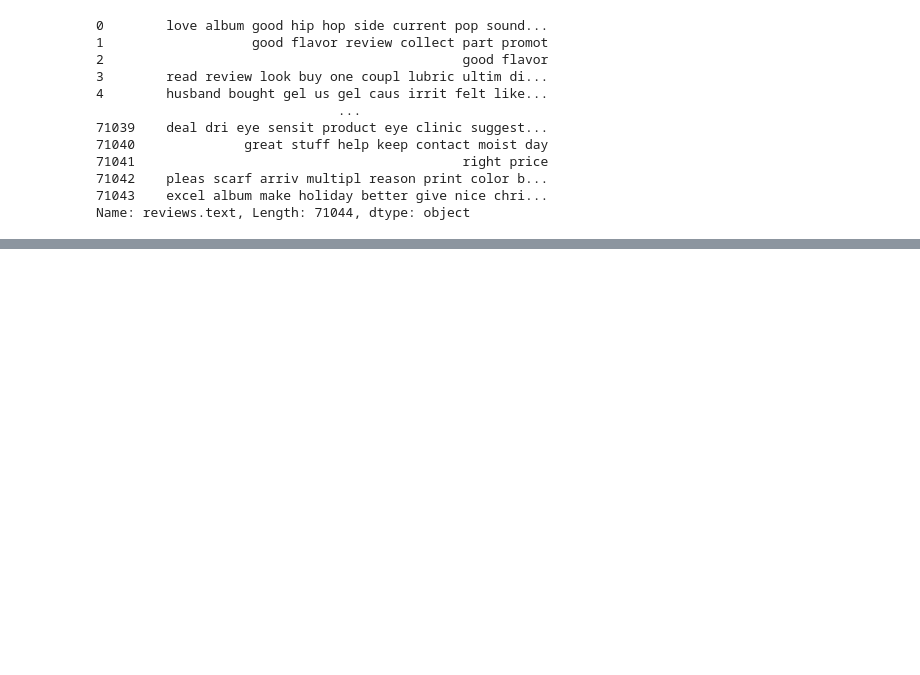
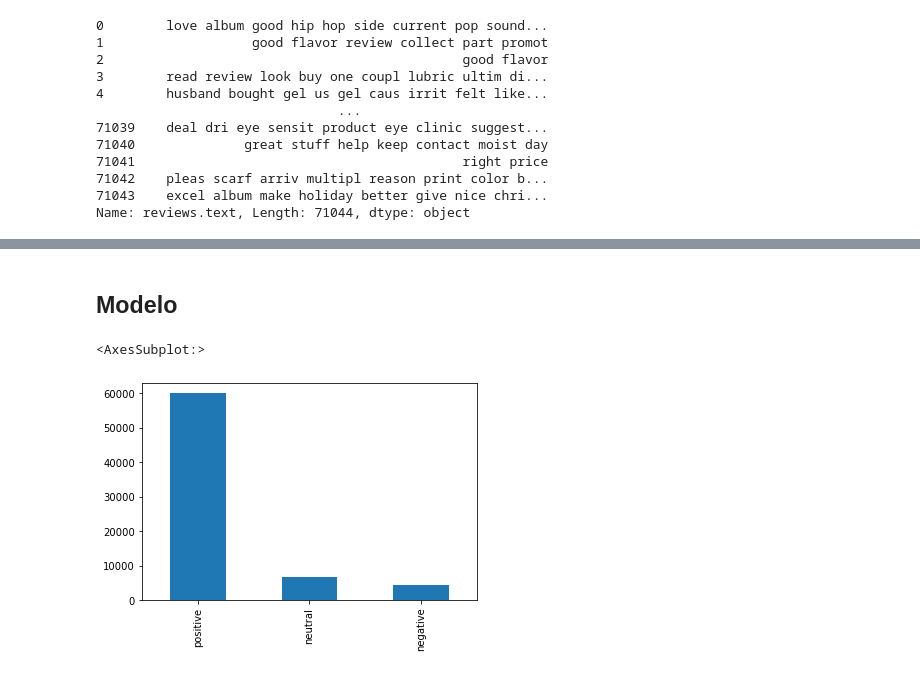
Before and after one commit to Andy5am/Lab5DS, a Jupyter notebook: Lab5DS.ipynb, the cells around one changed output, grey strips where cells are left out. Saved outputs shown, nothing was run; the diff lists cells and outputs as text; code cells hidden in the pictures; blank space fills up the shorter version.

Commit message:
Modelo

```diff
--- a/Lab5DS.ipynb
+++ b/Lab5DS.ipynb
@@ -251,0 +259,2 @@ plt.show()
+# %% [markdown]
+## Modelo
@@ -251,0 +263,18 @@ plt.show()
+# %%
+def get_sentiment(text):
+    analysis = TextBlob(text)
+    # set sentiment
+    if analysis.sentiment.polarity > 0:
+        return 'positive'
+    elif analysis.sentiment.polarity == 0:
+        return 'neutral'
+    else:
+        return 'negative'
+# %%
+sentiments = data['reviews.text'].apply(lambda x: get_sentiment(x))
+# %%
+freq_sentiments = sentiments.value_counts()
+freq_sentiments.plot.bar()
+# %% [output]
+<AxesSubplot:>
+[figure, added]
```
Also changed, not shown: parts of 43 cells of this notebook.
